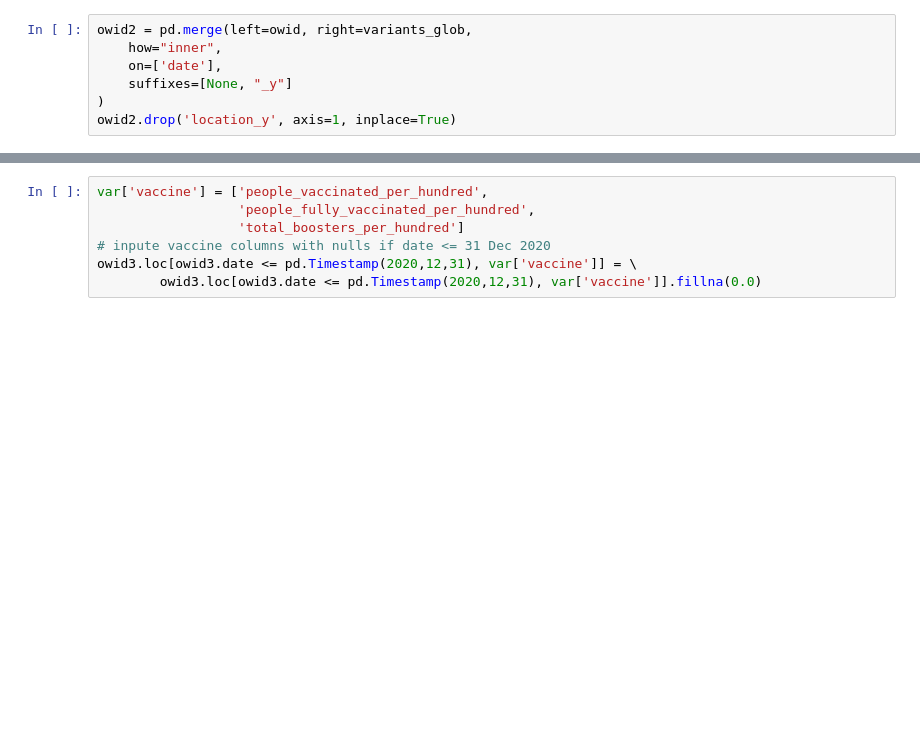
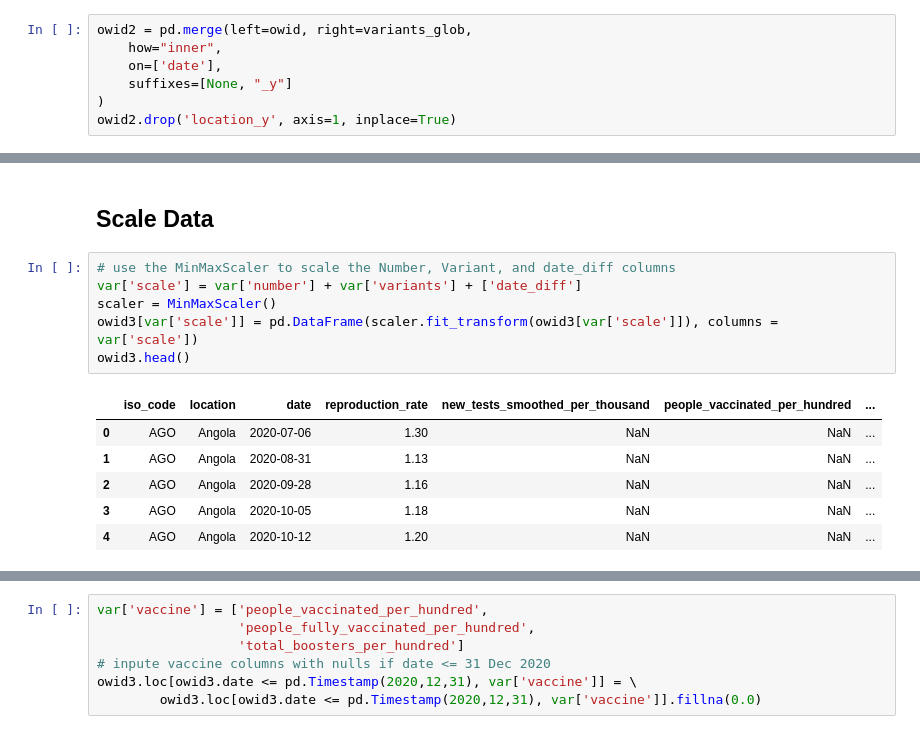
Before and after one commit to w-oke/covid_reproduction, a Jupyter notebook: covid_owid_1_preparation.ipynb, the cells around one changed output, grey strips where cells are left out. Cells and saved outputs as stored; diff of their text form; blank space fills up the shorter version.

```diff
--- a/covid_owid_1_preparation.ipynb
+++ b/covid_owid_1_preparation.ipynb
@@ -502,0 +423,15 @@ Timestamp('2020-05-11 00:00:00')
+# %% [markdown]
+## Scale Data
+# %%
+# use the MinMaxScaler to scale the Number, Variant, and date_diff columns
+var['scale'] = var['number'] + var['variants'] + ['date_diff']
+scaler = MinMaxScaler()
+owid3[var['scale']] = pd.DataFrame(scaler.fit_transform(owid3[var['scale']]), columns = var['scale'])
+owid3.head()
+# %% [output]
+|  | iso_code | location | date | reproduction_rate | new_tests_smoothed_per_thousand | people_vaccinated_per_hundred | ... |
+| 0 | AGO | Angola | 2020-07-06 | 1.30 | NaN | NaN | ... |
+| 1 | AGO | Angola | 2020-08-31 | 1.13 | NaN | NaN | ... |
+| 2 | AGO | Angola | 2020-09-28 | 1.16 | NaN | NaN | ... |
+| 3 | AGO | Angola | 2020-10-05 | 1.18 | NaN | NaN | ... |
+| 4 | AGO | Angola | 2020-10-12 | 1.20 | NaN | NaN | ... |
```
Also changed, not shown: parts of 39 cells of this notebook.
